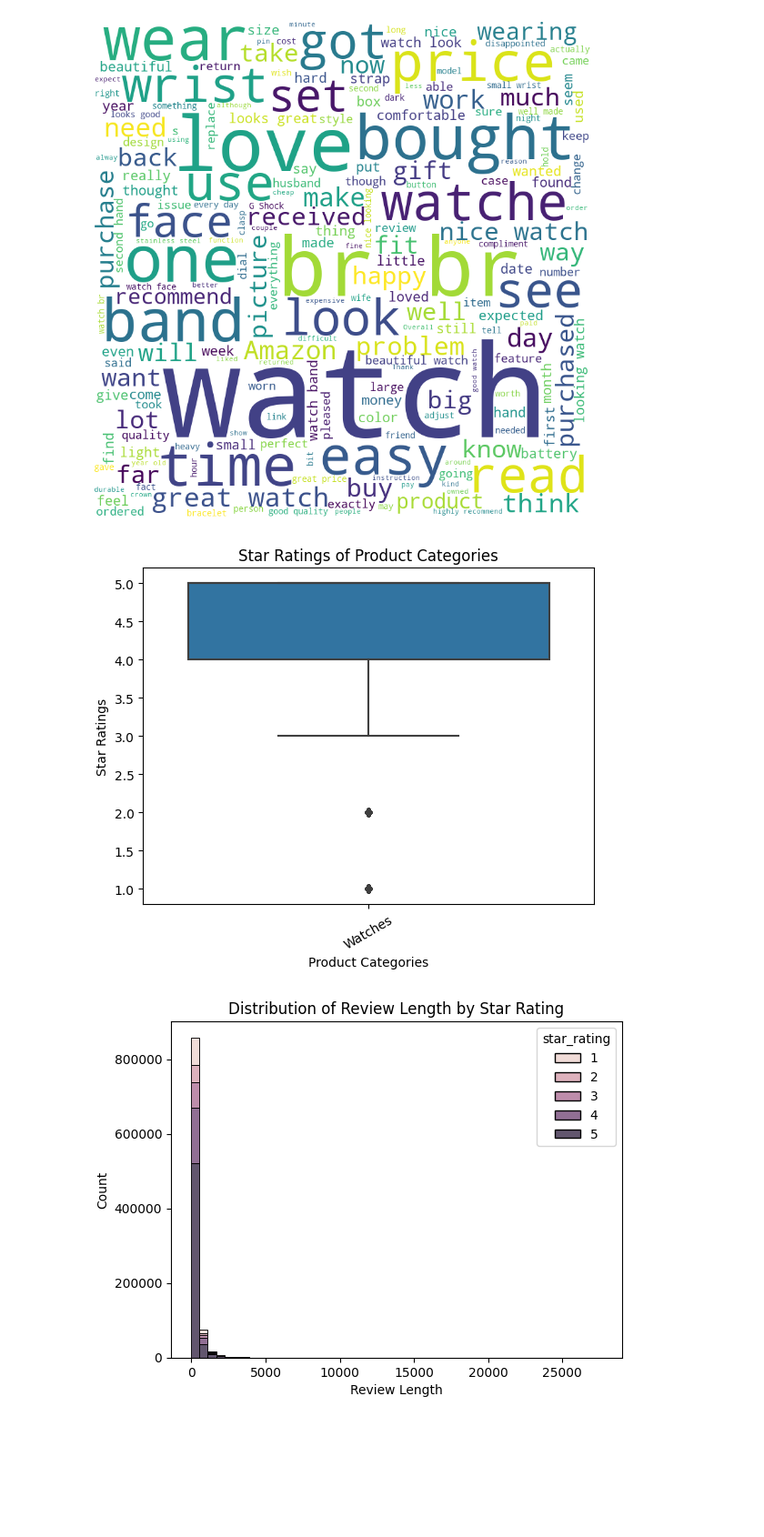
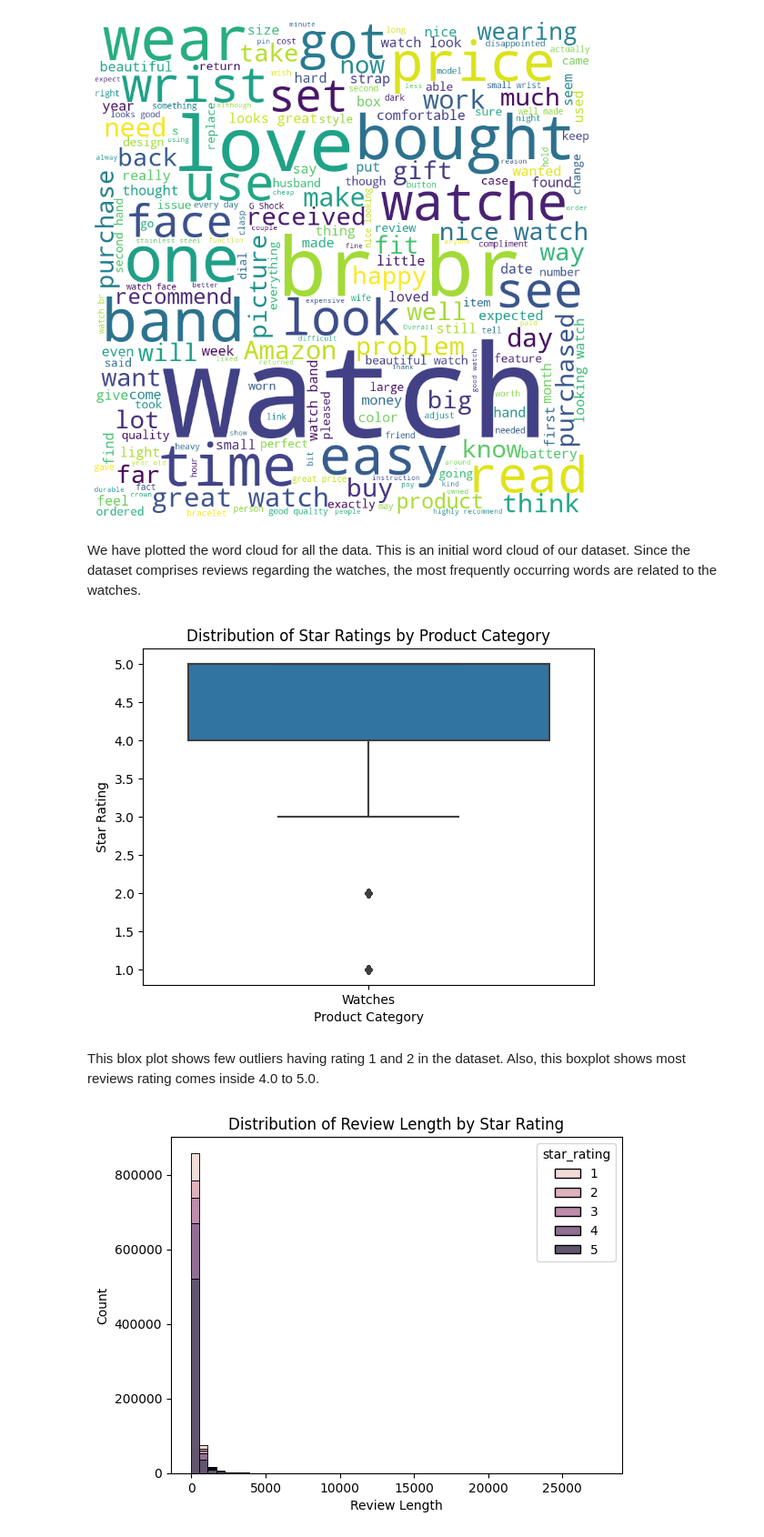
Before and after one commit to sunil-thapa99/assignment-1-2304, a Jupyter notebook: main.ipynb, the cells around one changed output. Shown at 91% size. Saved outputs shown, nothing was run; the diff lists cells and outputs as text; code cells hidden in the pictures; blank space fills up the shorter version.

```diff
--- a/main.ipynb
+++ b/main.ipynb
@@ -122,10 +150,15 @@ plt.show()
 # %%
-# Visualize the length of reviews
-df['length_review'] = df['review_body'].apply(len)
+# Calculate the length of each review
+df['review_length'] = df['review_body'].apply(len)
 
-plt.hist(df['length_review'], bins=45)
-plt.title('Histogram of Length of Reviews')
-plt.xlabel('Length of Reviews')
+# Create a histogram of review lengths
+plt.hist(df['review_length'], bins=50)
+
+# Add labels and title
+plt.xlabel('Review length')
 plt.ylabel('Count')
+plt.title('Review Length Distribution')
+
+# Show the chart
 plt.show()
 # %% [output]
@@ -164,16 +219,21 @@ plt.tight_layout(pad=0)
 plt.show()
 # %% [output]
 [figure]
+# %% [markdown]
+We have plotted the word cloud for all the data. This is an initial word cloud of our dataset. Since the dataset comprises reviews regarding the watches, the most frequently occurring words are related to the watches.
 # %%
-# Visualize category of product with respect to rating
+# Create a box plot of star ratings by product category
 sns.boxplot(x='product_category', y='star_rating', data=df)
 
-plt.xticks(rotation=30)
-plt.xlabel('Product Categories')
-plt.ylabel('Star Ratings')
-plt.title('Star Ratings of Product Categories')
+# Add labels and title
+plt.xlabel('Product Category')
+plt.ylabel('Star Rating')
+plt.title('Distribution of Star Ratings by Product Category')
 
+# Show the chart
 plt.show()
 # %% [output]
-[figure, old version]
+[figure, new version]
+# %% [markdown]
+This blox plot shows few outliers having rating 1 and 2 in the dataset. Also, this boxplot shows most reviews rating comes inside 4.0 to 5.0.
 # %%
```
Also changed, not shown: parts of 59 cells of this notebook.
